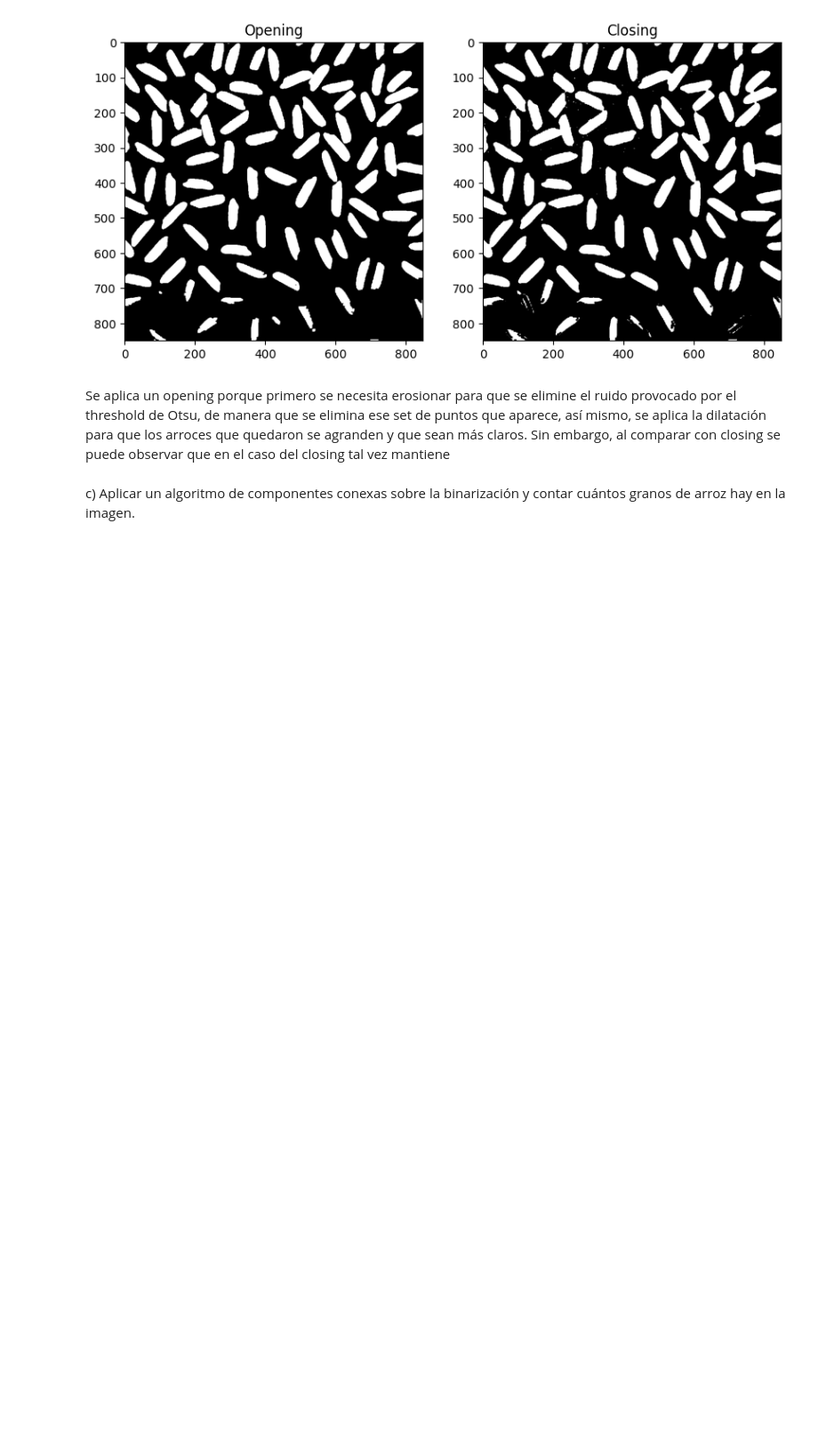
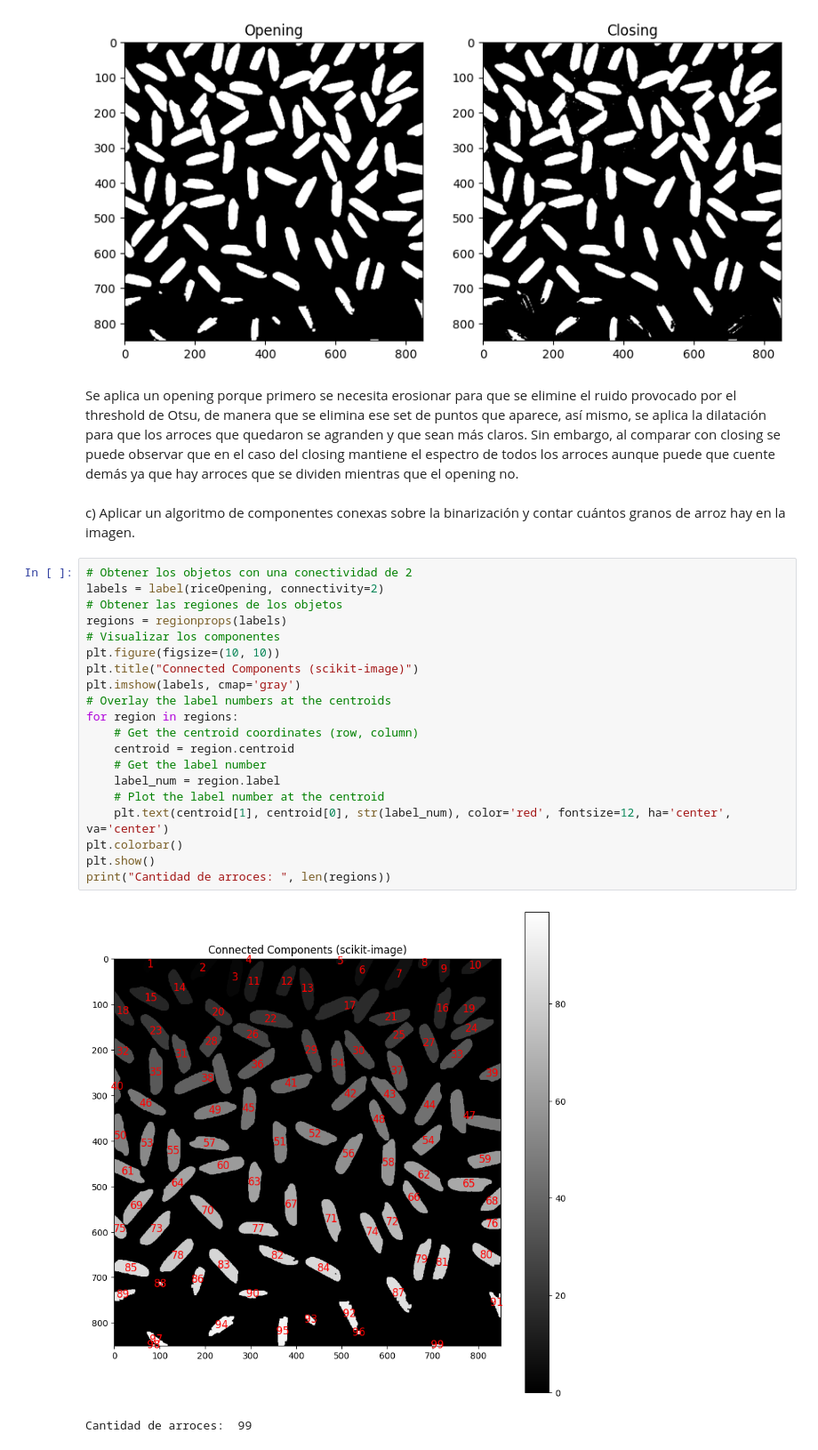
Before and after one commit to DiggsPapu/computer-vision-2, a Jupyter notebook: lab2.ipynb, the cells around one changed output. Shown: that part at 89% size. Cells and saved outputs as stored; diff of their text form; blank space fills up the shorter version.

Commit message:
feat: Ejercicio 2 inciso c de componentes conexas

```diff
--- a/lab2.ipynb
+++ b/lab2.ipynb
@@ -48,6 +49,29 @@ plt.show()
 # %% [output]
 [figure]
 # %% [markdown]
-Se aplica un opening porque primero se necesita erosionar para que se elimine el ruido provocado por el threshold de Otsu, de manera que se elimina ese set de puntos que aparece, así mismo, se aplica la dilatación para que los arroces que quedaron se agranden y que sean más claros. Sin embargo, al comparar con closing se puede observar que en el caso del closing tal vez mantiene
+Se aplica un opening porque primero se necesita erosionar para que se elimine el ruido provocado por el threshold de Otsu, de manera que se elimina ese set de puntos que aparece, así mismo, se aplica la dilatación para que los arroces que quedaron se agranden y que sean más claros. Sin embargo, al comparar con closing se puede observar que en el caso del closing mantiene el espectro de todos los arroces aunque puede que cuente demás ya que hay arroces que se dividen mientras que el opening no.
 # %% [markdown]
 c) Aplicar un algoritmo de componentes conexas sobre la binarización y contar cuántos granos de arroz hay en la imagen.
+# %%
+# Obtener los objetos con una conectividad de 2
+labels = label(riceOpening, connectivity=2)
+# Obtener las regiones de los objetos
+regions = regionprops(labels)
+# Visualizar los componentes
+plt.figure(figsize=(10, 10))
+plt.title("Connected Components (scikit-image)")
+plt.imshow(labels, cmap='gray')
+# Overlay the label numbers at the centroids
+for region in regions:
+    # Get the centroid coordinates (row, column)
+    centroid = region.centroid
+    # Get the label number
+    label_num = region.label
+    # Plot the label number at the centroid
+    plt.text(centroid[1], centroid[0], str(label_num), color='red', fontsize=12, ha='center', va='center')
+plt.colorbar()
+plt.show()
+print("Cantidad de arroces: ", len(regions))
+# %% [output]
+[figure, added]
+Cantidad de arroces:  99
```
Also changed, not shown: parts of 2 cells of this notebook.
